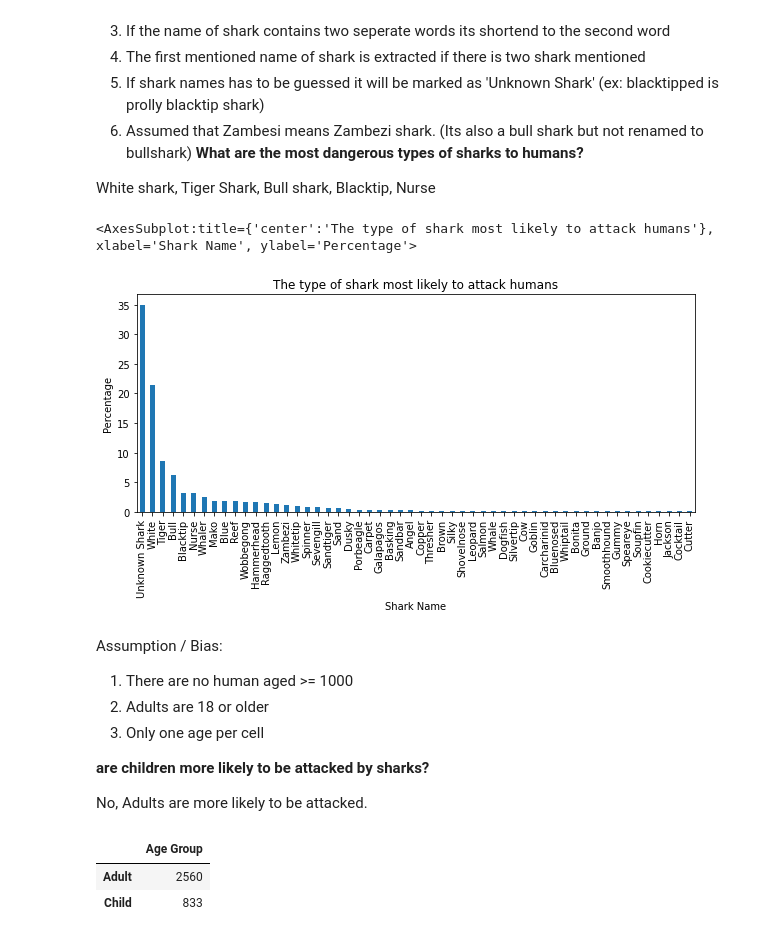
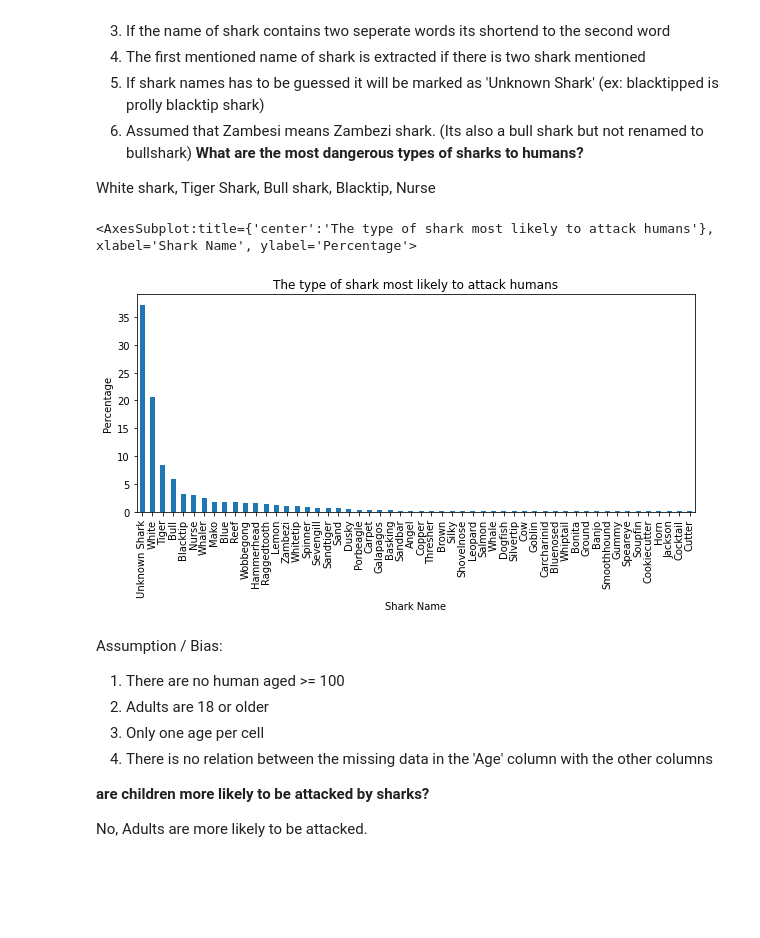
Before and after one commit to MandyP717/Data-analytics-with-python, a Jupyter notebook: Shark Attack/Sharks.ipynb, the cells around one changed output. Saved outputs shown, nothing was run; the diff lists cells and outputs as text; code cells hidden in the pictures; blank space fills up the shorter version.

```diff
--- a/Shark Attack/Sharks.ipynb
+++ b/Shark Attack/Sharks.ipynb
@@ -99,63 +83,45 @@ shark_names = shark_attacks.copy()
 shark_names.rename(columns={'Species ': 'Species'}, inplace=True)
 
 #Selecting only relevant data with case number
 shark_names = shark_names[['Case Number', 'Species']].copy()
 shark_names.dropna(subset=['Species'], inplace=True)
 
-#dropping invalid, 'questionable shark involvement',
-shark_names.drop(shark_names.loc[shark_names['Species'].str.contains('involvement|invalid|Questionable', flags=re.IGNORECASE)].index, inplace=True)
+#dropping 'questionable shark involvement',
+shark_names.drop(shark_names.loc[shark_names['Species'].str.contains('involvement|Questionable', flags=re.IGNORECASE)].index, inplace=True)
 
 #remove all non-alphabetic letters, extract name in front of shark
 shark_names['Only Alpha'] = shark_names['Species'].str.replace('[^a-zA-Z\s]', '', regex=True)
 shark_names.loc[shark_names['Species'].str.contains('7-gill')] = 'Sevengill'
 shark_names.loc[shark_names['Species'].str.contains('Zambesi')] = 'Zambezi'
 shark_names['Only Alpha'] = shark_names['Only Alpha'].str.title()
 shark_names['Extract Name'] = shark_names['Only Alpha'].str.extract('(\S+(?=\s+shark|Shark))', flags=re.IGNORECASE)
 
 #clean out extracted names
 shark_names['Extract Name'].loc[shark_names['Extract Name'].str.len() < 3] = 'Unknown Shark'
 unknown_sharks = ["Small", "Juvenile", "Foot", 'Metre', 'Tipped', "Greycolored", "Captive", "Colored",
 "Finned", 'Young', 'Unidentified', 'Grey',  'Female', 'Two', 'Gaffed', 'Gray', 'Dog','Blackfin', 'For',
-'Browncolored', 'Red', 'Hooked', 'Larger', 'Involve', 'Several', 'Little', 'Large', 'The', 'Saw', 'From', 'Blacktipped']
+'Browncolored', 'Red', 'Hooked', 'Larger', 'Involve', 'Several', 'Little', 'Large', 'The', 'Saw', 'From', 'Blacktipped', 'Invalid']
 shark_names['Extract Name'].replace(unknown_sharks, 'Unknown Shark', inplace=True)
 
 #Second extract including all names without shark following its name
 extract_pattern = '|'.join(list(shark_names['Extract Name'].dropna().unique()))
 shark_names['Shark Name'] = shark_names['Only Alpha'].str.extract(fr'\b({ extract_pattern })\b', expand=False)
 shark_names['Shark Name'].fillna('Unknown Shark', inplace=True)
 
-#solve it with groupby
+#convert to percentage and plot bar
 perc_shark = shark_names.groupby(['Shark Name']).size() / shark_names.groupby(['Shark Name']).size().sum() * 100
 perc_shark.sort_values(inplace=True, ascending=False)
 perc_shark.plot(kind='bar', rot=90, figsize=(10,4), title="The type of shark most likely to attack humans", ylabel='Percentage')
 # %% [output]
 <AxesSubplot:title={'center':'The type of shark most likely to attack humans'}, xlabel='Shark Name', ylabel='Percentage'>
-[figure, old version]
+[figure, new version]
 # %% [markdown]
 Assumption / Bias:
-1. There are no human aged >= 1000
+1. There are no human aged >= 100
 2. Adults are 18 or older
 3. Only one age per cell
+4. There is no relation between the missing data in the  'Age' column with the other columns
 
 **are children more likely to be attacked by sharks?**
 
 No, Adults are more likely to be attacked.
-# %%
-df_age = clean_data()[['Case Number', 'Age']].copy()
-df_age['Normal'] = df_age['Age'].loc[(df_age['Age'].str.len() < 4)]
-
-#casting everything to float
-df_age['Normal'].replace({'40s': 40, '20s': 20, '60s':60, '30s': 30, '50s': 50, r'^\s*$': np.nan, '6½': 6.5, '20?':20, '>50':50, 'X': np.nan, 'F': np.nan}, inplace=True, regex = True)
-#cast_to_type(df_age, 'Normal', float)
-df_age['Normal'] = df_age['Normal'].astype(float)
-# exploring_data(df_age, 'Normal')
-
-#divide data into child or adult
-df_age['Age Group'] = np.select([df_age['Normal'] >=18, df_age['Normal'] <18], ['Adult', 'Child'])
-Child = pd.DataFrame(df_age['Age Group'].value_counts())
-
-display(Child[1:])
-# %% [output]
-|  | Age Group |
-| Adult | 2560 |
-| Child | 833 |
```
Also changed, not shown: parts of 10 cells of this notebook.
